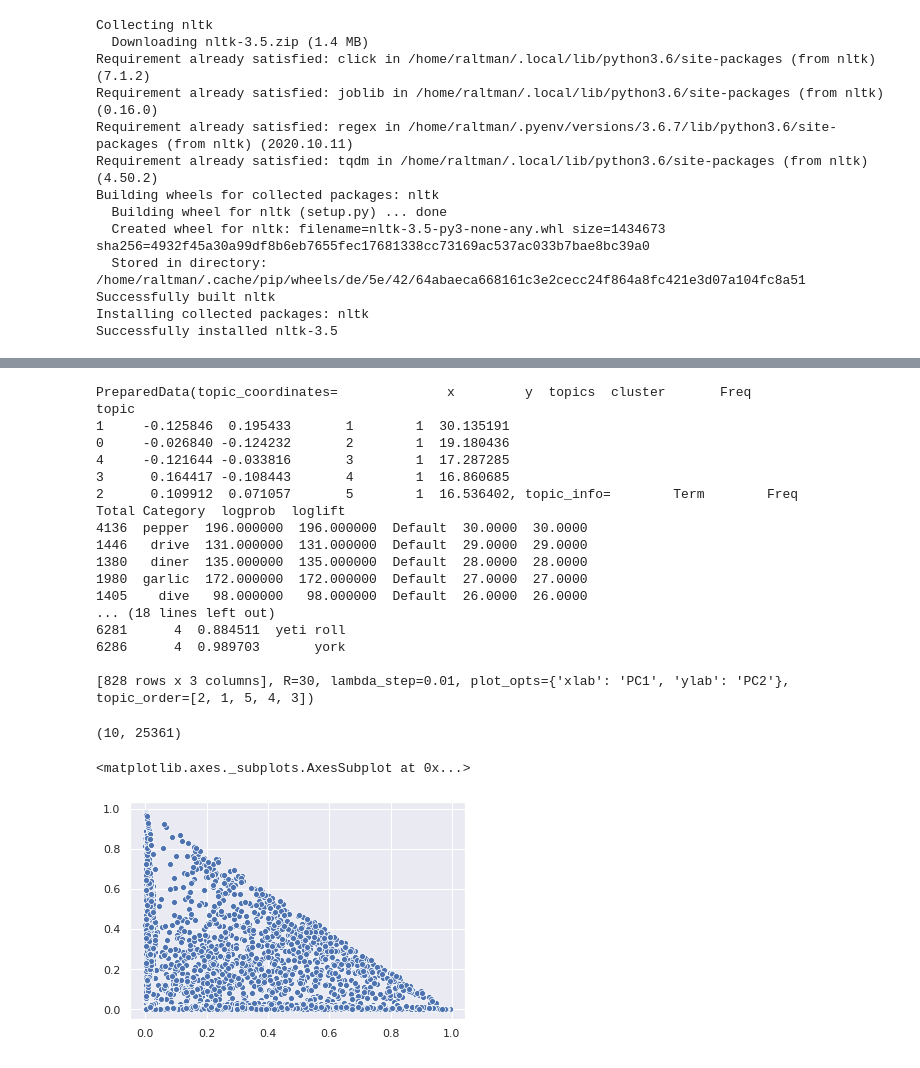
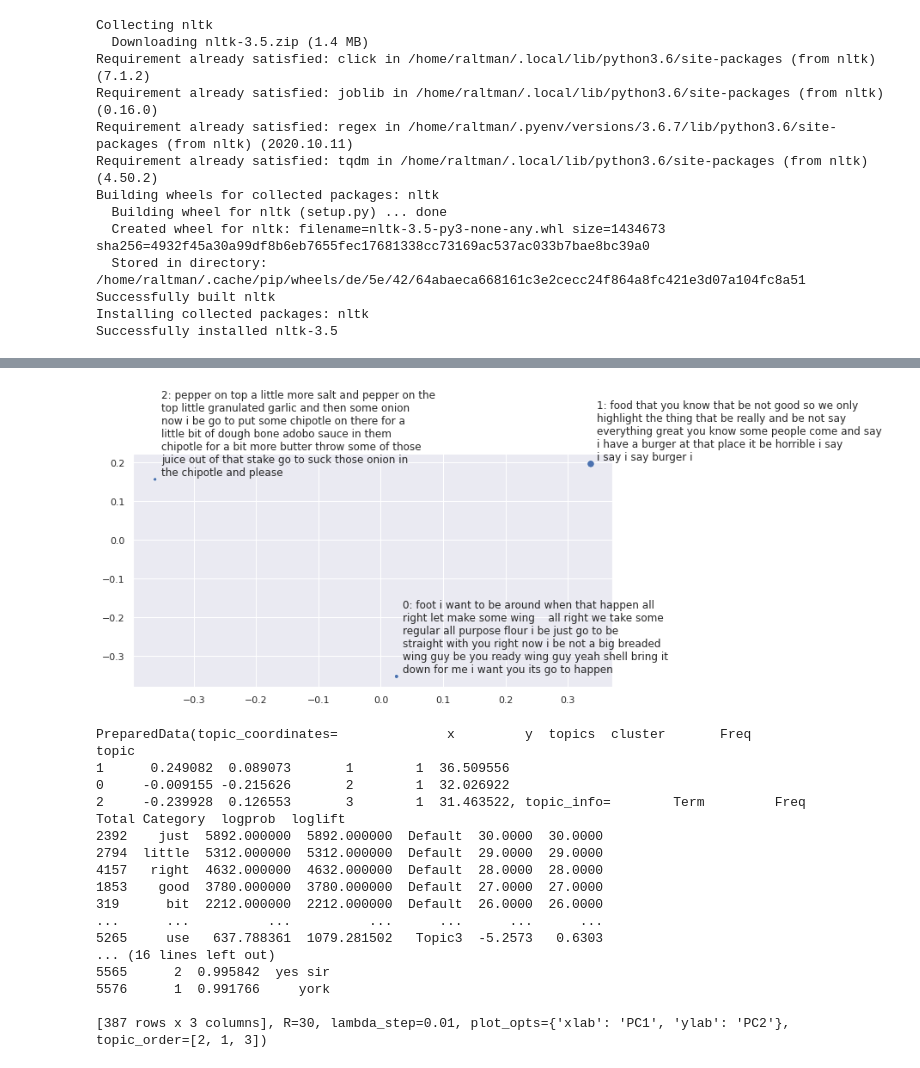
Before and after one commit to knowbodynos/fierai, a Jupyter notebook: demo/03-Topic_Modeling.ipynb, the cells around one changed output, grey strips where cells are left out. Drawn from its saved outputs; the diff is of its cells as text; code cells hidden in the pictures.

```diff
--- a/demo/03-Topic_Modeling.ipynb
+++ b/demo/03-Topic_Modeling.ipynb
@@ -57 +87,5 @@ distance_matrix = squareform(pdist(topic_word_probs, metric='jensenshannon'))
+# %%
+def top_n_topic_docs(n: int = 1):
+    top_n = doc_topic_probs.argsort(axis=0)[:-n-1:-1].T
+    return np.vectorize(data.text.__getitem__)(top_n)
 # %%
@@ -97,23 +98,31 @@ Successfully installed iniconfig-1.0.1 pluggy-0.13.1 py-1.9.0 pyldavis-2.1.2 pyt
+# %%
+topic_reps = top_n_topic_docs()[:, 0]
+fig, ax = plt.subplots(figsize=(10,5))
+sns.scatterplot(*X_mds.T, size=1e4*topic_freq, legend=False, ax=ax)
+for i, ((x, y), text) in enumerate(zip(X_mds, topic_reps)):
+    ax.text(x+.01, y+.01, f"{i}: {fill(text, 50)}")
+# %% [output]
+[figure, added]
 # %%
 import pyLDAvis.sklearn
 pyLDAvis.enable_notebook()
 # %%
-pyLDAvis.sklearn.prepare(lda, X, cv, mds='mmds', n_jobs=-1)
+pyLDAvis.sklearn.prepare(lda, X, vec, mds='mmds', n_jobs=-1)
 # %% [output]
 PreparedData(topic_coordinates=              x         y  topics  cluster       Freq
 topic
-1     -0.125846  0.195433       1        1  30.135191
-0     -0.026840 -0.124232       2        1  19.180436
-4     -0.121644 -0.033816       3        1  17.287285
-3      0.164417 -0.108443       4        1  16.860685
-2      0.109912  0.071057       5        1  16.536402, topic_info=        Term        Freq       Total Category  logprob  loglift
-4136  pepper  196.000000  196.000000  Default  30.0000  30.0000
-1446   drive  131.000000  131.000000  Default  29.0000  29.0000
-1380   diner  135.000000  135.000000  Default  28.0000  28.0000
-1980  garlic  172.000000  172.000000  Default  27.0000  27.0000
-1405    dive   98.000000   98.000000  Default  26.0000  26.0000
-... (18 lines left out)
-6281      4  0.884511  yeti roll
-6286      4  0.989703       york
+1      0.249082  0.089073       1        1  36.509556
+0     -0.009155 -0.215626       2        1  32.026922
+2     -0.239928  0.126553       3        1  31.463522, topic_info=        Term         Freq        Total Category  logprob  loglift
+2392    just  5892.000000  5892.000000  Default  30.0000  30.0000
+2794  little  5312.000000  5312.000000  Default  29.0000  29.0000
+4157   right  4632.000000  4632.000000  Default  28.0000  28.0000
+1853    good  3780.000000  3780.000000  Default  27.0000  27.0000
+319      bit  2212.000000  2212.000000  Default  26.0000  26.0000
+...      ...          ...          ...      ...      ...      ...
+5265     use   637.788361  1079.281502   Topic3  -5.2573   0.6303
+... (16 lines left out)
+5565      2  0.995842  yes sir
+5576      1  0.991766     york
 
-[828 rows x 3 columns], R=30, lambda_step=0.01, plot_opts={'xlab': 'PC1', 'ylab': 'PC2'}, topic_order=[2, 1, 5, 4, 3])
+[387 rows x 3 columns], R=30, lambda_step=0.01, plot_opts={'xlab': 'PC1', 'ylab': 'PC2'}, topic_order=[2, 1, 3])
@@ -123,9 +128,0 @@ top_n_words = lambda n: lda.components_.argsort(axis=1)[:, :-n-1:-1]
-# %%
-X_lda.T.shape
-# %% [output]
-(10, 25361)
-# %%
-sns.scatterplot(*X_lda.T[:2])
-# %% [output]
-<matplotlib.axes._subplots.AxesSubplot at 0x...>
-[figure, removed]
```
Also changed, not shown: parts of 34 cells of this notebook, 5 other files.
